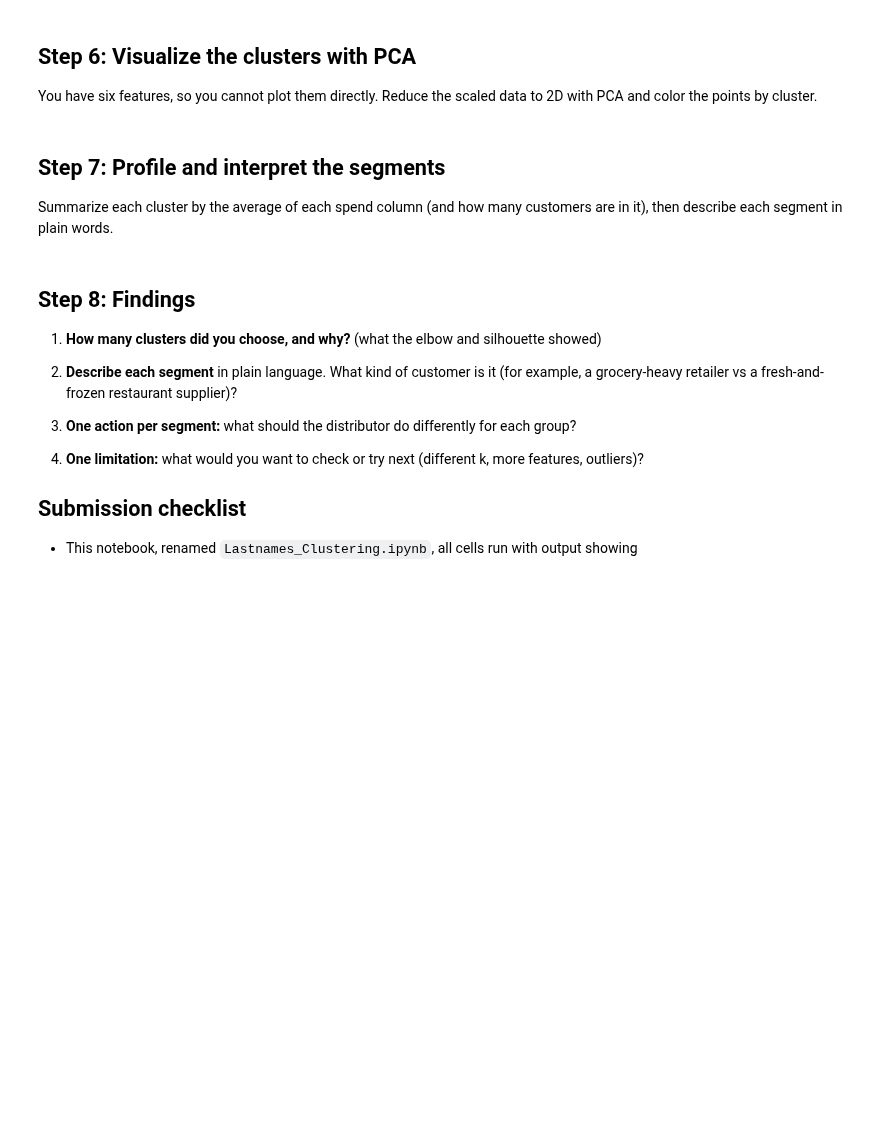
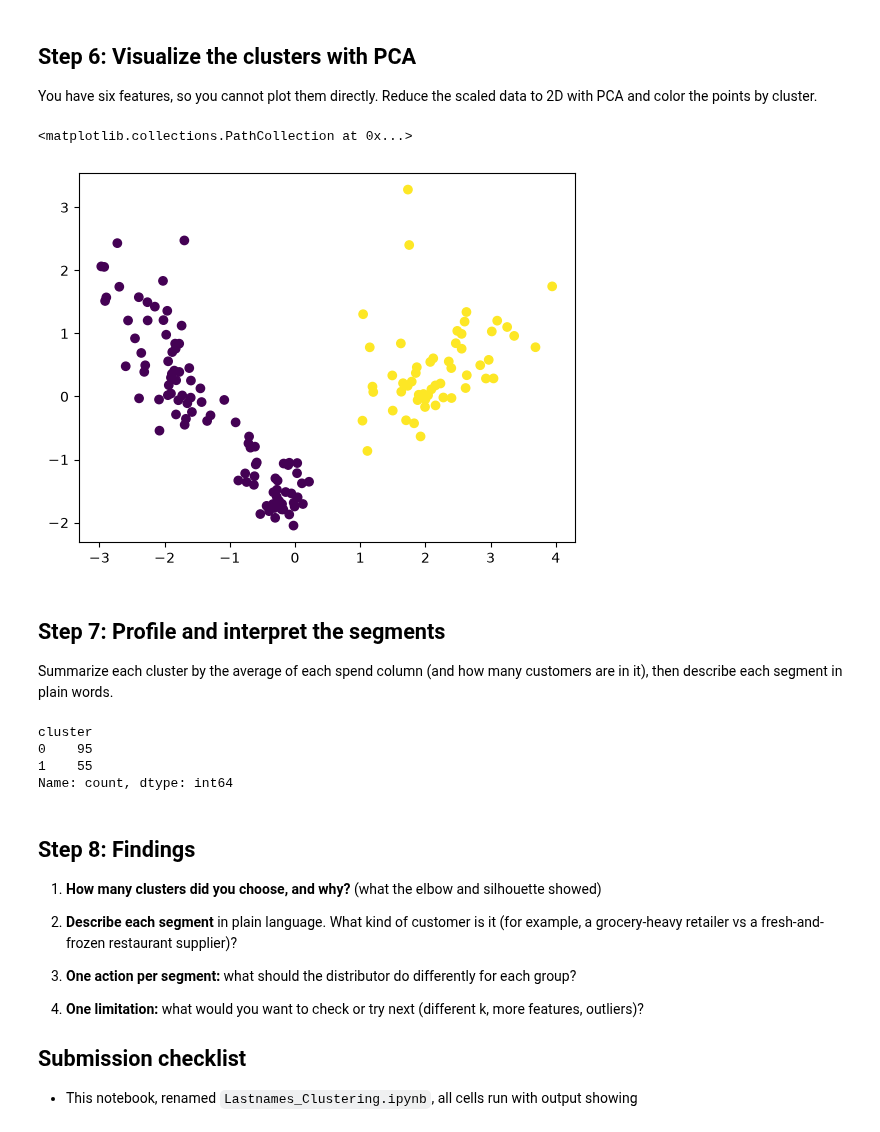
Before and after one commit to SylarJolly/CSCI-4047-800, a Jupyter notebook: Mod08 Clustering/Assignment/clustering_assignment.ipynb, the cells around one changed output. Drawn from its saved outputs; the diff is of its cells as text; code cells hidden in the pictures; blank space fills up the shorter version.

```diff
--- a/Mod08 Clustering/Assignment/clustering_assignment.ipynb
+++ b/Mod08 Clustering/Assignment/clustering_assignment.ipynb
@@ -91,6 +184,8 @@ Plot both, then pick a k and justify it in a sentence.
 # TODO: fit KMeans at your chosen k and attach the labels to df
 # Hint: kmeans = KMeans(n_clusters=YOUR_K, random_state=42, n_init=10).fit(Xs)
 # Hint: df["cluster"] = kmeans.labels_
+kmeans = KMeans(n_clusters=2, random_state=42, n_init=10).fit(Xs)
+df["cluster"] = kmeans.labels_
 # %% [markdown]
 ## Step 6: Visualize the clusters with PCA
 
@@ -98,8 +193,11 @@ You have six features, so you cannot plot them directly. Reduce the scaled data
 and color the points by cluster.
 # %%
 # TODO: project Xs to 2D with PCA and scatter it, colored by df["cluster"]
-# Hint: pcs = PCA(n_components=2).fit_transform(Xs)
-# Hint: plt.scatter(pcs[:,0], pcs[:,1], c=df["cluster"])
+pcs = PCA(n_components=2).fit_transform(Xs)
+plt.scatter(pcs[:,0], pcs[:,1], c=df["cluster"])
+# %% [output]
+<matplotlib.collections.PathCollection at 0x...>
+[figure, added]
 # %% [markdown]
 ## Step 7: Profile and interpret the segments
 
@@ -107,8 +205,13 @@ Summarize each cluster by the average of each spend column (and how many custome
 then describe each segment in plain words.
 # %%
 # TODO: build a profile table of per-cluster averages
-# Hint: df.groupby("cluster")[spend_cols].mean().round(0)
-# Hint: df["cluster"].value_counts() for the sizes
+df.groupby("cluster")[spend_cols].mean().round(0)
+df["cluster"].value_counts()
+# %% [output]
+cluster
+0    95
+1    55
+Name: count, dtype: int64
 # %% [markdown]
 ## Step 8: Findings
 
```
Also changed, not shown: parts of 6 cells of this notebook.
